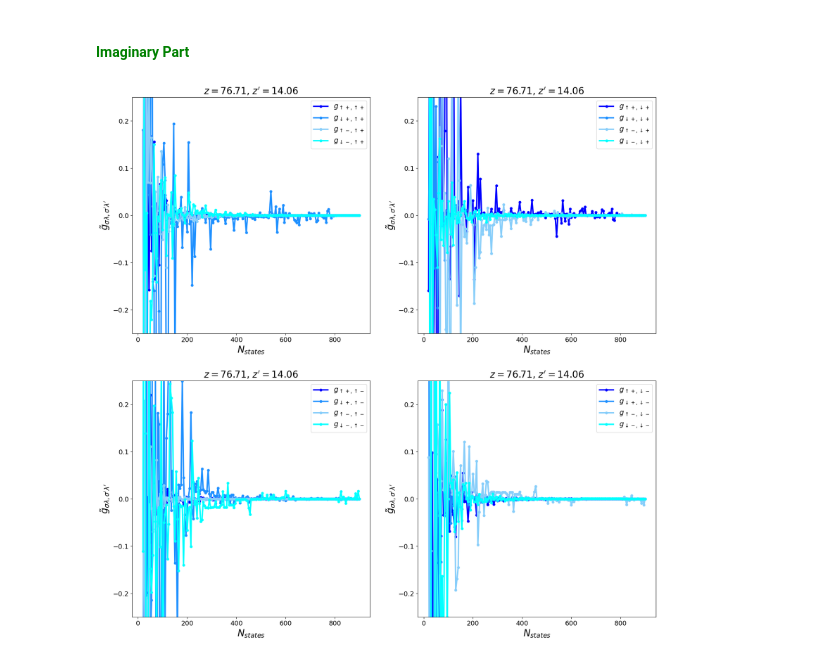
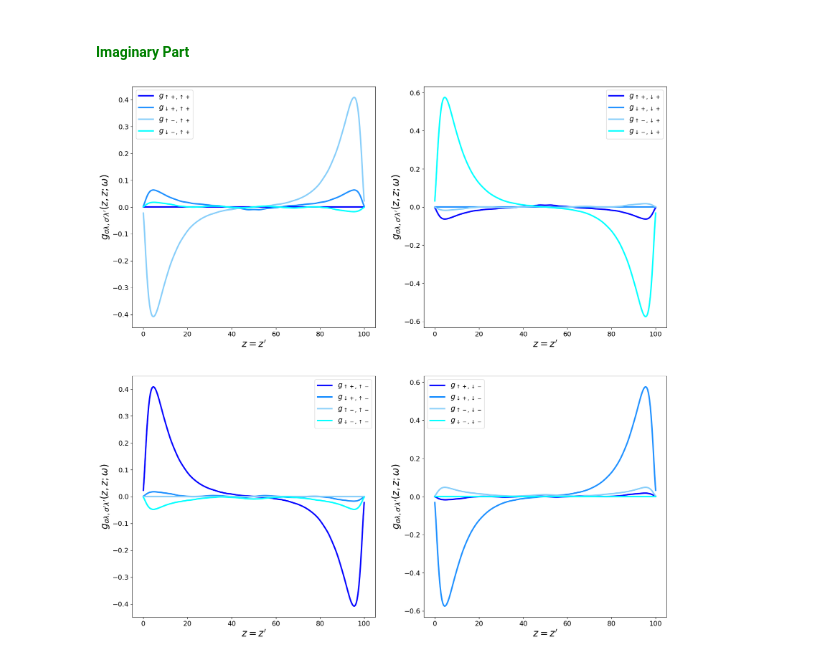
Before and after one commit to danidimic/MTI_SC_Gorkov, a Jupyter notebook: GMTI_Numerical.ipynb, the cells around one changed output. Cells and saved outputs as stored; diff of their text form; code cells hidden in the pictures.

```diff
--- a/GMTI_Numerical.ipynb
+++ b/GMTI_Numerical.ipynb
@@ -244,7 +244,7 @@ def eigenstates(Nlat, dZ, kx, ky, L, Neig=10, C = -0.0068, D1 = 1.3, D2 = 19.6,
     # solve the tight-binding problem
     egval, egvec = eigsh(tb, k=Neig, sigma=0)
 
-    # spinors for wavefunctions
+    # normlaized spinors for wavefunctions
     spinors = np.array([[ egvec[:, iegv][4*ilat:4*ilat+4] for ilat in range(Nlat)] for iegv in range(Neig)])
 
     return [lattice, egval, np.array(spinors)]
@@ -253,7 +253,7 @@ def eigenstates(Nlat, dZ, kx, ky, L, Neig=10, C = -0.0068, D1 = 1.3, D2 = 19.6,
 # lattice
 Nlat = 250; d = 100.; dZ = d/(Nlat-1)
 # eigenstates
-lattice, egval, spinors = eigenstates(Nlat=Nlat, dZ=dZ, kx=0., ky=0., L=0., Neig=300)
+lattice, egval, spinors = eigenstates(Nlat=Nlat, dZ=dZ, kx=0., ky=0., L=0., Neig=100)
 # %% [markdown]
 ## <font> **Eigenstates and Eigenenergies** </font>
 
@@ -406,7 +412,7 @@ $$
 $$
 # %%
 # iterations on eigenstates
-N = np.arange(start=50, stop=350, step=50)
+N = np.arange(start=10, stop=101, step=10)
 
 # figure
 fig, ax = plt.subplots(1,1, figsize=(8,6))
@@ -735,7 +742,7 @@ def GF(Nstates, z, Z, kx, ky, L, w, egval = None, spinors = None, Nlat = None, d
     # compute eigenstates if not provided
     if egval is None or spinors is None:
         # eigenstates
-        lattice, egval, spinors = eigensates(Nlat=Nlat, dZ=dZ, kx=kx, ky=ky, L=L, Neig=Nstates)
+        lattice, egval, spinors = eigenstates(Nlat=Nlat, dZ=dZ, kx=kx, ky=ky, L=L, Neig=Nstates)
 
     # check on number of states
     if Nstates <= spinors.shape[0]:
@@ -761,14 +762,10 @@ where $g_{f}$ is the value of the Green's function computed with the largest num
 # %%
-# z and z' coordinates
-z = 191; Z = 35
 # lattice
 Nlat = 250; d = 100.; dZ = d/(Nlat-1)
 # eigenstates
-lattice, egval, spinors = eigenstates(Nlat=Nlat, dZ=dZ, kx=0., ky=0., L=0., Neig=900)
+lattice, egval, spinors = eigenstates(Nlat=Nlat, dZ=dZ, kx=0., ky=0., L=0., Neig=100)
 
-# number of states for loop
-Nstates = np.arange(20,901,5)
-# compute Green's function versus n
-gf = np.array([ GF(Nstates=n, z=z, Z=Z, kx=0., ky=0., L=0., w=0.01, egval=egval, spinors=spinors) for n in Nstates ])
+# compute approximate Green's function with all states
+gf = np.array([ GF(Nstates=100, z=z, Z=z, kx=0., ky=0., L=0., w=0., egval=egval, spinors=spinors) for z in range(Nlat)])
 # %% [markdown]
 #### <font color='green'> **Real Part** </font>
@@ -822,37 +814,28 @@ for icol in range(4):
 # %%
 # colors for plotting
 colors = ['blue','dodgerblue','lightskyblue','cyan']
 
 # subplots
 fig, axs = plt.subplots(2,2, figsize=(20, 20))
 
-# loop over columns of GF
+# indices referred to GF matrix
 for icol in range(4):
 
     # indices for plotting
     if icol==0: iPic = 0; jPic = 0
     if icol==1: iPic = 0; jPic = 1
     if icol==2: iPic = 1; jPic = 0
     if icol==3: iPic = 1; jPic = 1
 
-    # loop over rows of GF
     for irow in range(4):
 
-        gfnorm = [gf[idx][irow][icol].imag for idx in range(len(Nstates))]
-        # max and min values
-        xmin = np.min(gfnorm); xf = gfnorm[-1]
-        # normalize Green's function
-        gfnorm = np.divide( [gf-xf for gf in gfnorm], abs(xf-xmin) )
+        # plot approximate results
+        axs[iPic][jPic].plot(lattice, [gf[idx][irow][icol].imag for idx in range(Nlat)], c=colors[irow], lw=3, label=labels[irow][icol] )
 
-        # plot GF versus number of states
-        axs[iPic][jPic].plot(Nstates, gfnorm, '.-', c=colors[irow], markersize=10, lw=3, label=labels[irow][icol])
+    axs[iPic][jPic].set_xlabel("$z=z'$", fontsize = 20)
+    axs[iPic][jPic].set_ylabel("$g_{\sigma\lambda, \sigma'\lambda'}(z,z;\omega)$", fontsize = 20)
 
-        axs[iPic][jPic].set_title(title, fontsize=20)
-        axs[iPic][jPic].set_xlabel("$N_{states}$", fontsize = 20)
-        axs[iPic][jPic].set_ylabel("$\\tilde{g}_{\sigma\lambda, \sigma'\lambda'}$", fontsize = 20)
-
-        axs[iPic][jPic].set_ylim(-0.25,0.25)
-        axs[iPic][jPic].tick_params(axis='both', which='major', labelsize=14)
-        axs[iPic][jPic].legend(fontsize=15);
+    axs[iPic][jPic].tick_params(axis='both', which='major', labelsize=14)
+    axs[iPic][jPic].legend(fontsize=15);
 # %% [output]
-[figure, old version]
+[figure, new version]
```
Also changed, not shown: parts of 9 cells of this notebook, 2 other files.
